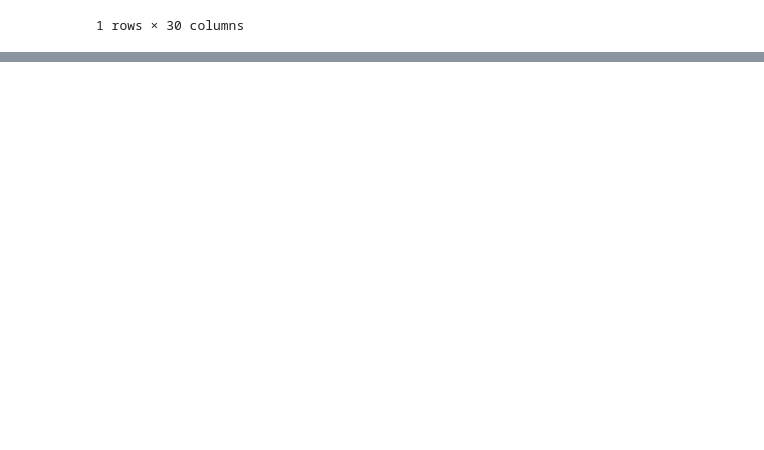
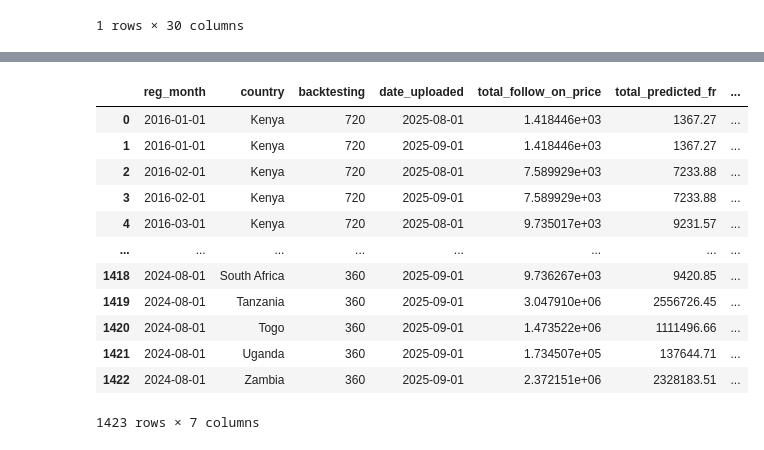
Before and after one commit to elijahkoech/cbr360, a Jupyter notebook: notebooks/clp_inference.ipynb, the cells around one changed output, grey strips where cells are left out. Cells and saved outputs as stored; diff of their text form; code cells hidden in the pictures; blank space fills up the shorter version.

```diff
--- a/notebooks/clp_inference.ipynb
+++ b/notebooks/clp_inference.ipynb
@@ -139,0 +161,16 @@ subset
+# %%
+df_country
+# %% [output]
+|  | reg_month | country | backtesting | date_uploaded | total_follow_on_price | total_predicted_fr | ... |
+| 0 | 2016-01-01 | Kenya | 720 | 2025-08-01 | 1.418446e+03 | 1367.27 | ... |
+| 1 | 2016-01-01 | Kenya | 720 | 2025-09-01 | 1.418446e+03 | 1367.27 | ... |
+| 2 | 2016-02-01 | Kenya | 720 | 2025-08-01 | 7.589929e+03 | 7233.88 | ... |
+| 3 | 2016-02-01 | Kenya | 720 | 2025-09-01 | 7.589929e+03 | 7233.88 | ... |
+| 4 | 2016-03-01 | Kenya | 720 | 2025-08-01 | 9.735017e+03 | 9231.57 | ... |
+| ... | ... | ... | ... | ... | ... | ... | ... |
+| 1418 | 2024-08-01 | South Africa | 360 | 2025-09-01 | 9.736267e+03 | 9420.85 | ... |
+| 1419 | 2024-08-01 | Tanzania | 360 | 2025-09-01 | 3.047910e+06 | 2556726.45 | ... |
+| 1420 | 2024-08-01 | Togo | 360 | 2025-09-01 | 1.473522e+06 | 1111496.66 | ... |
+| 1421 | 2024-08-01 | Uganda | 360 | 2025-09-01 | 1.734507e+05 | 137644.71 | ... |
+| 1422 | 2024-08-01 | Zambia | 360 | 2025-09-01 | 2.372151e+06 | 2328183.51 | ... |
+1423 rows × 7 columns
```
Also changed, not shown: parts of 8 cells of this notebook.
